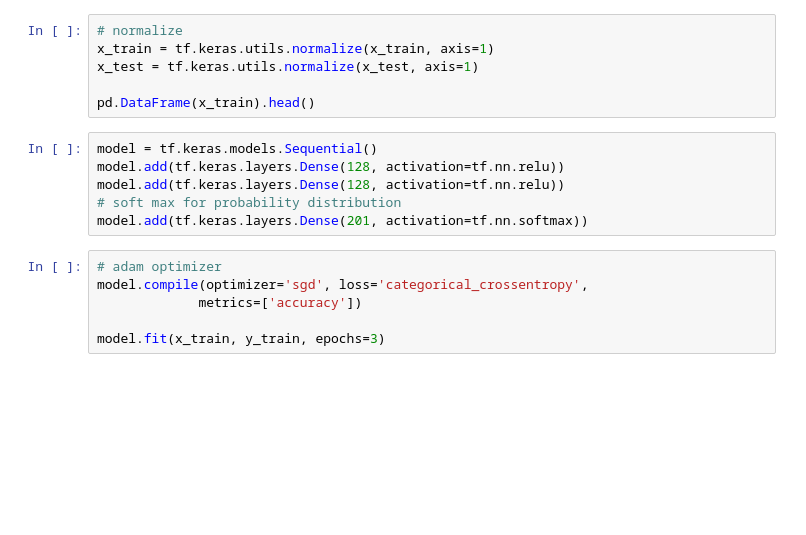
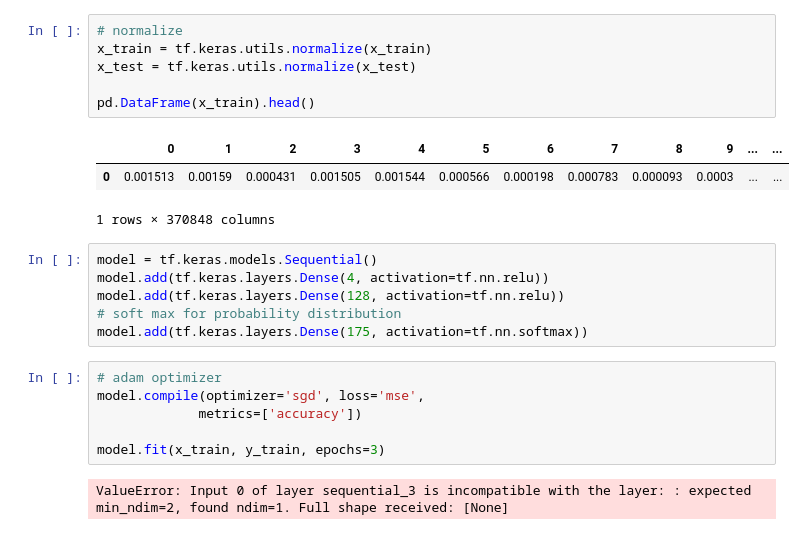
Before and after one commit to sohaibnoman/uio-research, a Jupyter notebook: Tensorflow_NN.ipynb, the cells around one changed output. Cells and saved outputs as stored; diff of their text form; blank space fills up the shorter version.

```diff
--- a/Tensorflow_NN.ipynb
+++ b/Tensorflow_NN.ipynb
@@ -13,18 +78,24 @@ len(np.unique(y_train))
 # %%
 # normalize
-x_train = tf.keras.utils.normalize(x_train, axis=1)
-x_test = tf.keras.utils.normalize(x_test, axis=1)
+x_train = tf.keras.utils.normalize(x_train)
+x_test = tf.keras.utils.normalize(x_test)
 
 pd.DataFrame(x_train).head()
+# %% [output]
+|  | 0 | 1 | 2 | 3 | 4 | 5 | 6 | 7 | 8 | 9 | ... | ... |
+| 0 | 0.001513 | 0.00159 | 0.000431 | 0.001505 | 0.001544 | 0.000566 | 0.000198 | 0.000783 | 0.000093 | 0.0003 | ... | ... |
+1 rows × 370848 columns
 # %%
 model = tf.keras.models.Sequential()
-model.add(tf.keras.layers.Dense(128, activation=tf.nn.relu))
+model.add(tf.keras.layers.Dense(4, activation=tf.nn.relu))
 model.add(tf.keras.layers.Dense(128, activation=tf.nn.relu))
 # soft max for probability distribution
-model.add(tf.keras.layers.Dense(201, activation=tf.nn.softmax))
+model.add(tf.keras.layers.Dense(175, activation=tf.nn.softmax))
 # %%
 # adam optimizer
-model.compile(optimizer='sgd', loss='categorical_crossentropy',
+model.compile(optimizer='sgd', loss='mse',
              metrics=['accuracy'])
 
 model.fit(x_train, y_train, epochs=3)
+# %% [output]
+ValueError: Input 0 of layer sequential_3 is incompatible with the layer: : expected min_ndim=2, found ndim=1. Full shape received: [None]
```
Also changed, not shown: parts of 8 cells of this notebook, 15 other files.
